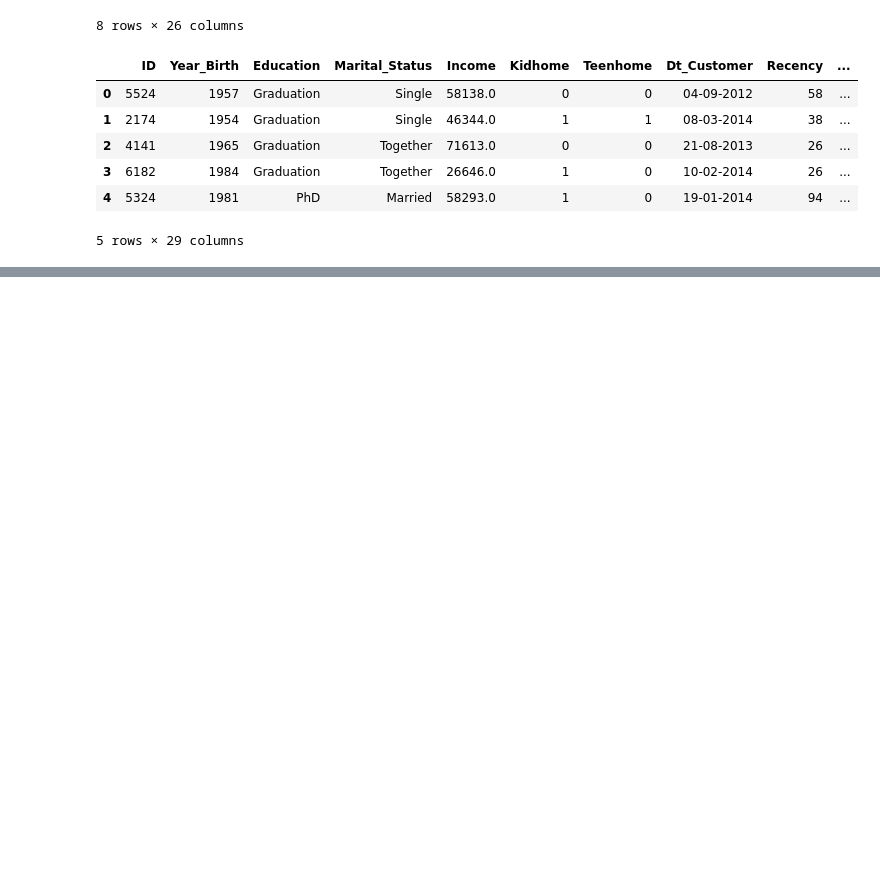
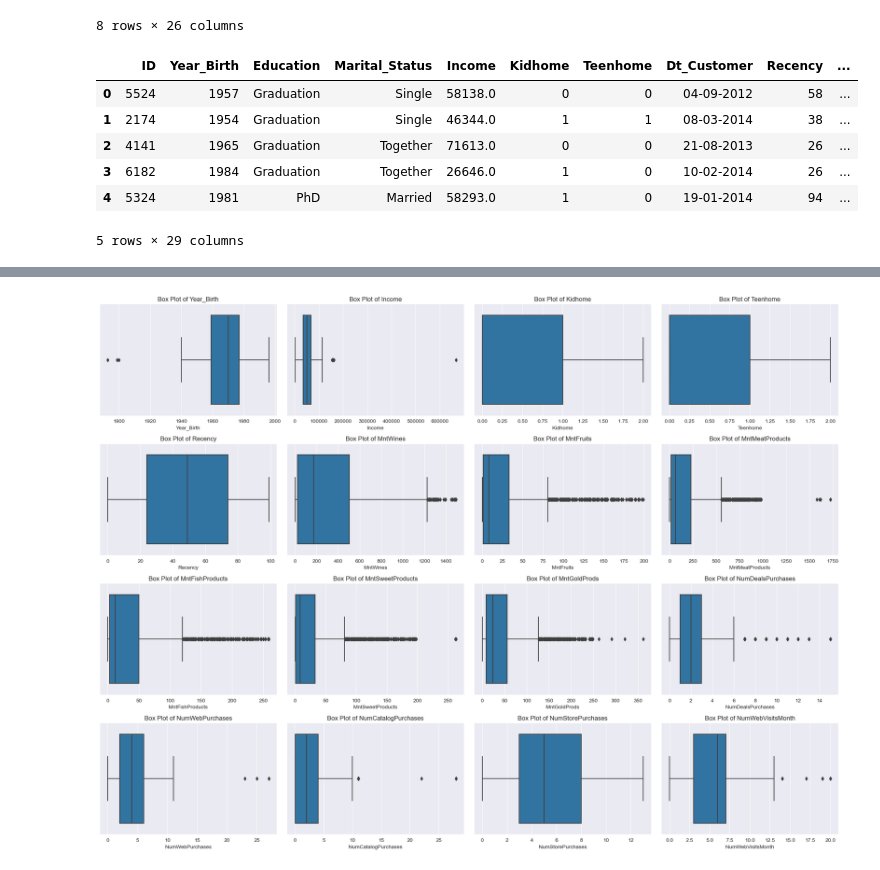
Before and after one commit to gdanylov/CSCA-5632-Final-Project, a Jupyter notebook: main.ipynb, the cells around one changed output, grey strips where cells are left out. Cells and saved outputs as stored; diff of their text form; code cells hidden in the pictures; blank space fills up the shorter version.

```diff
--- a/main.ipynb
+++ b/main.ipynb
@@ -47,0 +117,11 @@ data.head()
+# %%
+# Box plots for numerical features
+plt.figure(figsize=(20, 15))
+for i, feature in enumerate(numerical_features):
+    plt.subplot(4, 4, i+1)
+    sns.boxplot(x=df[feature])
+    plt.title(f'Box Plot of {feature}')
+plt.tight_layout()
+plt.show()
+# %% [output]
+[figure, added]
```
Also changed, not shown: parts of 23 cells of this notebook.
